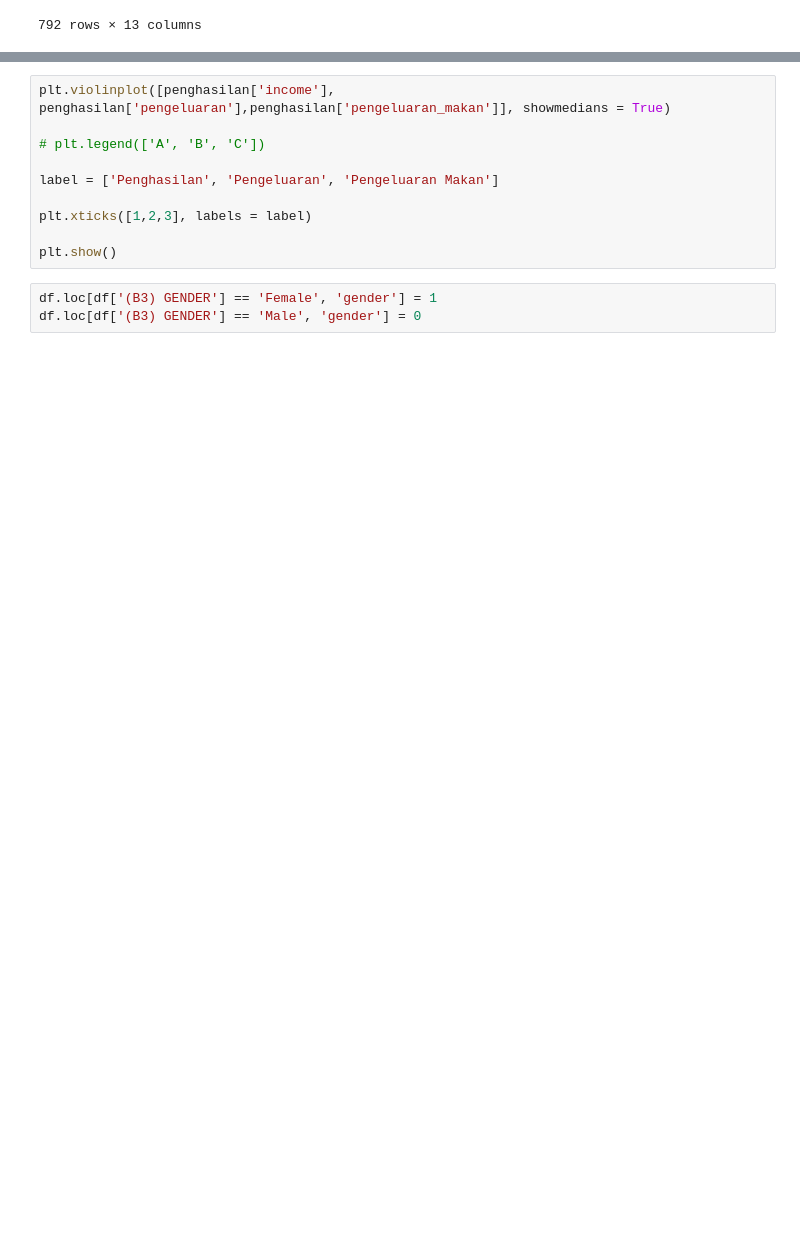
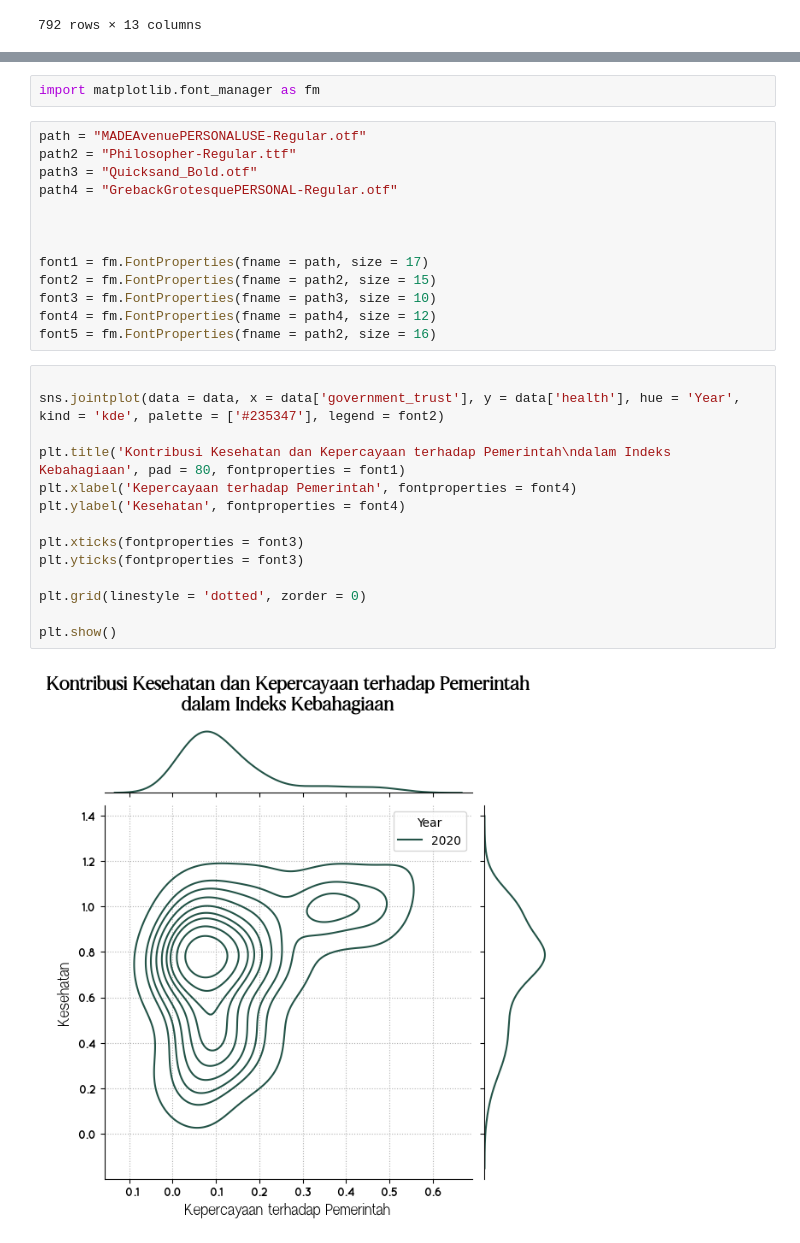
Before and after one commit to ikariyani/python-100daysChallenge, a Jupyter notebook: PROJECT/DAY 50/Untitled.ipynb, the cells around one changed output, grey strips where cells are left out. Cells and saved outputs as stored; diff of their text form; blank space fills up the shorter version.

```diff
--- a/PROJECT/DAY 50/Untitled.ipynb
+++ b/PROJECT/DAY 50/Untitled.ipynb
@@ -54,13 +56,31 @@ sns.jointplot(data = data, y = data['gdp_per_capita'], x = data['happiness_score
-# %%
-plt.violinplot([penghasilan['income'], penghasilan['pengeluaran'],penghasilan['pengeluaran_makan']], showmedians = True)
-
-# plt.legend(['A', 'B', 'C'])
-
-label = ['Penghasilan', 'Pengeluaran', 'Pengeluaran Makan']
-
-plt.xticks([1,2,3], labels = label)
-
-plt.show()
-# %%
-df.loc[df['(B3) GENDER'] == 'Female', 'gender'] = 1
-df.loc[df['(B3) GENDER'] == 'Male', 'gender'] = 0
+# %%
+import matplotlib.font_manager as fm
+# %%
+path = "MADEAvenuePERSONALUSE-Regular.otf"
+path2 = "Philosopher-Regular.ttf"
+path3 = "Quicksand_Bold.otf"
+path4 = "GrebackGrotesquePERSONAL-Regular.otf"
+
+
+
+font1 = fm.FontProperties(fname = path, size = 17)
+font2 = fm.FontProperties(fname = path2, size = 15)
+font3 = fm.FontProperties(fname = path3, size = 10)
+font4 = fm.FontProperties(fname = path4, size = 12)
+font5 = fm.FontProperties(fname = path2, size = 16)
+# %%
+
+sns.jointplot(data = data, x = data['government_trust'], y = data['health'], hue = 'Year', kind = 'kde', palette = ['#235347'], legend = font2)
+
+plt.title('Kontribusi Kesehatan dan Kepercayaan terhadap Pemerintah\ndalam Indeks Kebahagiaan', pad = 80, fontproperties = font1)
+plt.xlabel('Kepercayaan terhadap Pemerintah', fontproperties = font4)
+plt.ylabel('Kesehatan', fontproperties = font4)
+
+plt.xticks(fontproperties = font3)
+plt.yticks(fontproperties = font3)
+
+plt.grid(linestyle = 'dotted', zorder = 0)
+
+plt.show()
+# %% [output]
+[figure, added]
```
Also changed, not shown: parts of 3 cells of this notebook, 33 other files.
